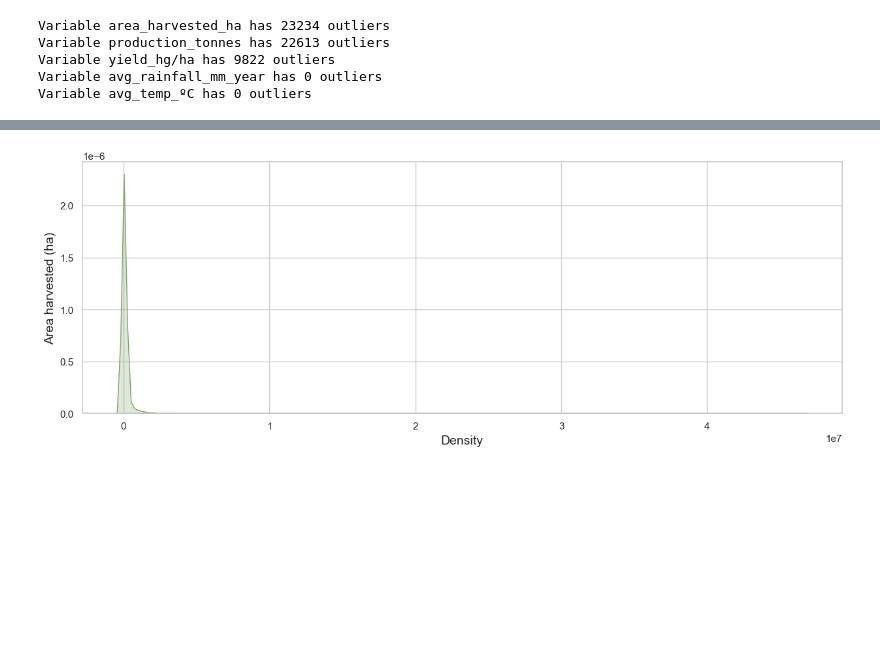
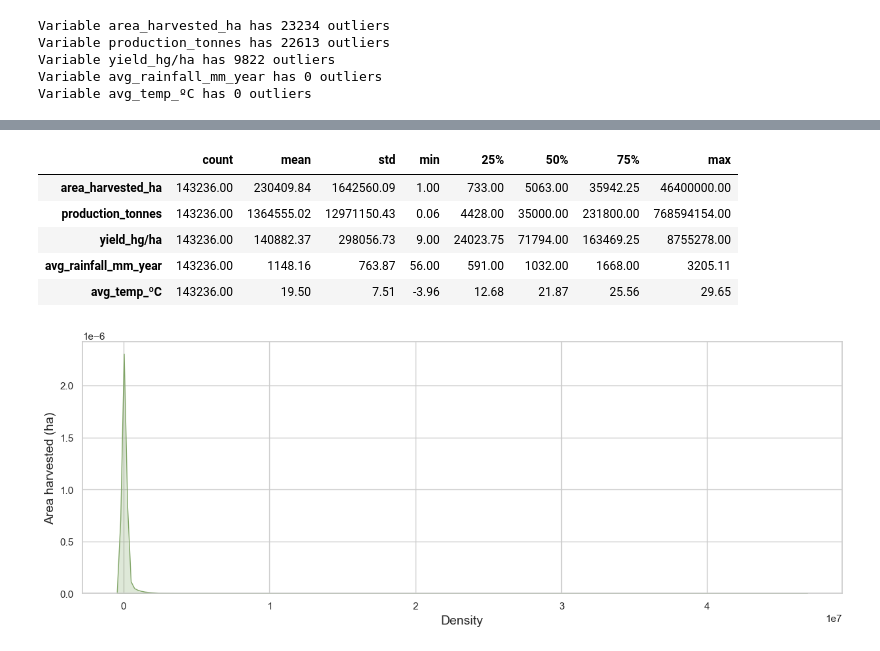
Before and after one commit to CrisDAndres/proyecto_agrotech, a Jupyter notebook: preprocessing.ipynb, the cells around one changed output, grey strips where cells are left out. Drawn from its saved outputs; the diff is of its cells as text; code cells hidden in the pictures; blank space fills up the shorter version.

```diff
--- a/preprocessing.ipynb
+++ b/preprocessing.ipynb
@@ -1392,3 +1402,12 @@ plt.show()
+# %%
+df_filtered.describe().T
+# %% [output]
+|  | count | mean | std | min | 25% | 50% | 75% | max |
+| area_harvested_ha | 143236.00 | 230409.84 | 1642560.09 | 1.00 | 733.00 | 5063.00 | 35942.25 | 46400000.00 |
+| production_tonnes | 143236.00 | 1364555.02 | 12971150.43 | 0.06 | 4428.00 | 35000.00 | 231800.00 | 768594154.00 |
+| yield_hg/ha | 143236.00 | 140882.37 | 298056.73 | 9.00 | 24023.75 | 71794.00 | 163469.25 | 8755278.00 |
+| avg_rainfall_mm_year | 143236.00 | 1148.16 | 763.87 | 56.00 | 591.00 | 1032.00 | 1668.00 | 3205.11 |
+| avg_temp_ºC | 143236.00 | 19.50 | 7.51 | -3.96 | 12.68 | 21.87 | 25.56 | 29.65 |
 # %%
 # kernel density estimate (KDE) plot
 plt.figure(figsize=(15, 5))
```
Also changed, not shown: parts of 36 cells of this notebook, 3 other files.
